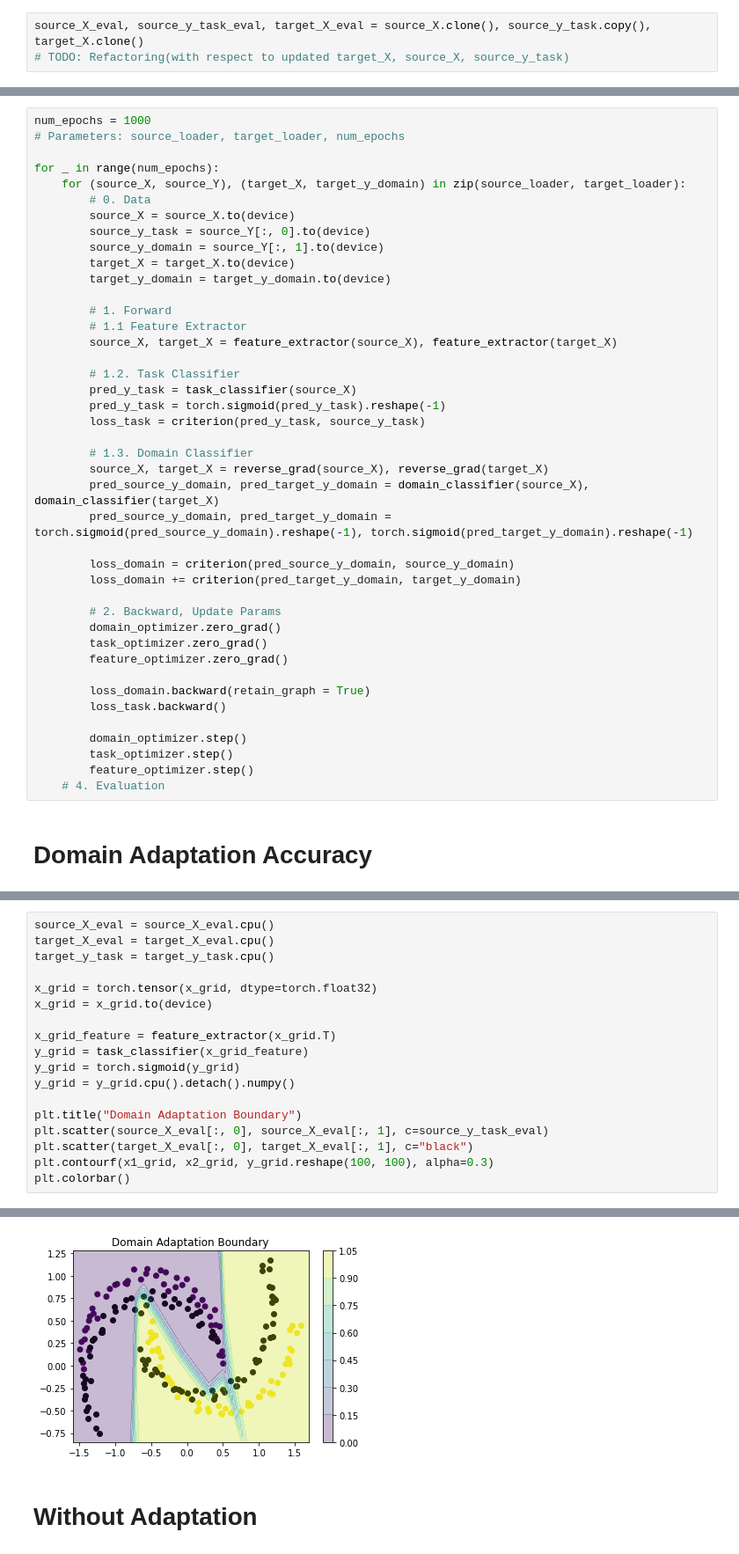
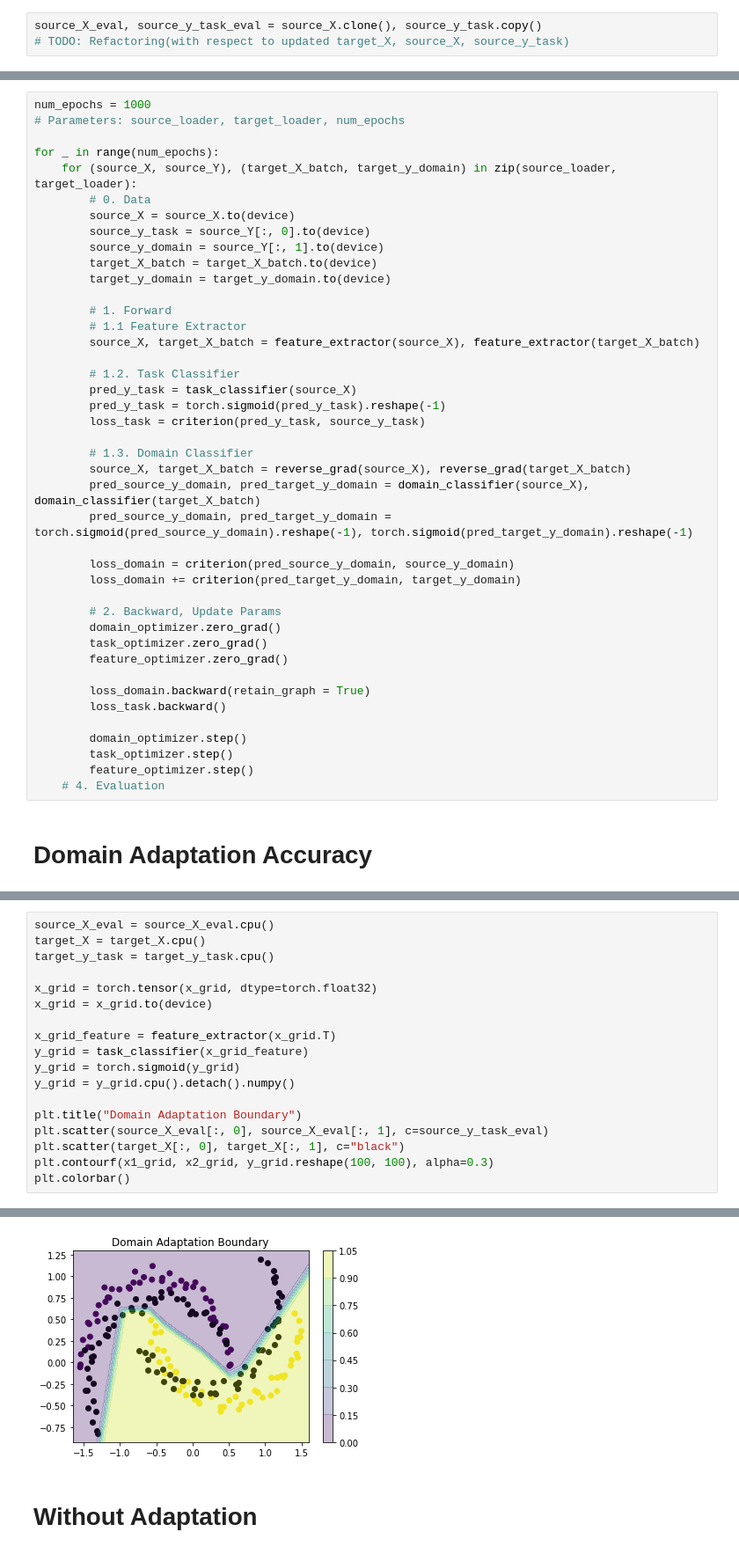
Before and after one commit to oh-yu/domain-invariant-learning, a Jupyter notebook: domain_invariant_learning.ipynb, the cells around one changed output, grey strips where cells are left out. Shown at 88% size. Cells and saved outputs as stored; diff of their text form.

Commit message:
remove process updating target_X

```diff
--- a/domain_invariant_learning.ipynb
+++ b/domain_invariant_learning.ipynb
@@ -76,7 +76,7 @@ target_ds = TensorDataset(target_X, target_y_domain)
 source_loader = DataLoader(source_ds, batch_size=34, shuffle=True)
 target_loader = DataLoader(target_ds, batch_size=34, shuffle=True)
 # %%
-source_X_eval, source_y_task_eval, target_X_eval = source_X.clone(), source_y_task.copy(), target_X.clone()
+source_X_eval, source_y_task_eval = source_X.clone(), source_y_task.copy()
 # TODO: Refactoring(with respect to updated target_X, source_X, source_y_task)
 # %% [markdown]
 # Instantiate Feature Extractor, Domain Classifier, Task Classifier
@@ -135,17 +135,17 @@ num_epochs = 1000
 # Parameters: source_loader, target_loader, num_epochs
 
 for _ in range(num_epochs):
-    for (source_X, source_Y), (target_X, target_y_domain) in zip(source_loader, target_loader):
+    for (source_X, source_Y), (target_X_batch, target_y_domain) in zip(source_loader, target_loader):
         # 0. Data
         source_X = source_X.to(device)
         source_y_task = source_Y[:, 0].to(device)
         source_y_domain = source_Y[:, 1].to(device)
-        target_X = target_X.to(device)
+        target_X_batch = target_X_batch.to(device)
         target_y_domain = target_y_domain.to(device)
 
         # 1. Forward
         # 1.1 Feature Extractor
-        source_X, target_X = feature_extractor(source_X), feature_extractor(target_X)
+        source_X, target_X_batch = feature_extractor(source_X), feature_extractor(target_X_batch)
 
         # 1.2. Task Classifier
         pred_y_task = task_classifier(source_X)
@@ -153,8 +153,8 @@ for _ in range(num_epochs):
         loss_task = criterion(pred_y_task, source_y_task)
 
         # 1.3. Domain Classifier
-        source_X, target_X = reverse_grad(source_X), reverse_grad(target_X)
-        pred_source_y_domain, pred_target_y_domain = domain_classifier(source_X), domain_classifier(target_X)
+        source_X, target_X_batch = reverse_grad(source_X), reverse_grad(target_X_batch)
+        pred_source_y_domain, pred_target_y_domain = domain_classifier(source_X), domain_classifier(target_X_batch)
         pred_source_y_domain, pred_target_y_domain = torch.sigmoid(pred_source_y_domain).reshape(-1), torch.sigmoid(pred_target_y_domain).reshape(-1)
 
         loss_domain = criterion(pred_source_y_domain, source_y_domain)
@@ -187,24 +187,24 @@ Accuracy:0.9699999690055847
 # %%
 source_X_eval = source_X_eval.cpu()
-target_X_eval = target_X_eval.cpu()
+target_X = target_X.cpu()
 target_y_task = target_y_task.cpu()
 
 x_grid = torch.tensor(x_grid, dtype=torch.float32)
 x_grid = x_grid.to(device)
 
 x_grid_feature = feature_extractor(x_grid.T)
 y_grid = task_classifier(x_grid_feature)
 y_grid = torch.sigmoid(y_grid)
 y_grid = y_grid.cpu().detach().numpy()
 
 plt.title("Domain Adaptation Boundary")
 plt.scatter(source_X_eval[:, 0], source_X_eval[:, 1], c=source_y_task_eval)
-plt.scatter(target_X_eval[:, 0], target_X_eval[:, 1], c="black")
+plt.scatter(target_X[:, 0], target_X[:, 1], c="black")
 plt.contourf(x1_grid, x2_grid, y_grid.reshape(100, 100), alpha=0.3)
 plt.colorbar()
 # %% [output]
 <matplotlib.colorbar.Colorbar at 0x...>
-[figure, old version]
+[figure, new version]
 # %% [markdown]
 # Without Adaptation
 # %%
```
Also changed, not shown: parts of 3 cells of this notebook.
